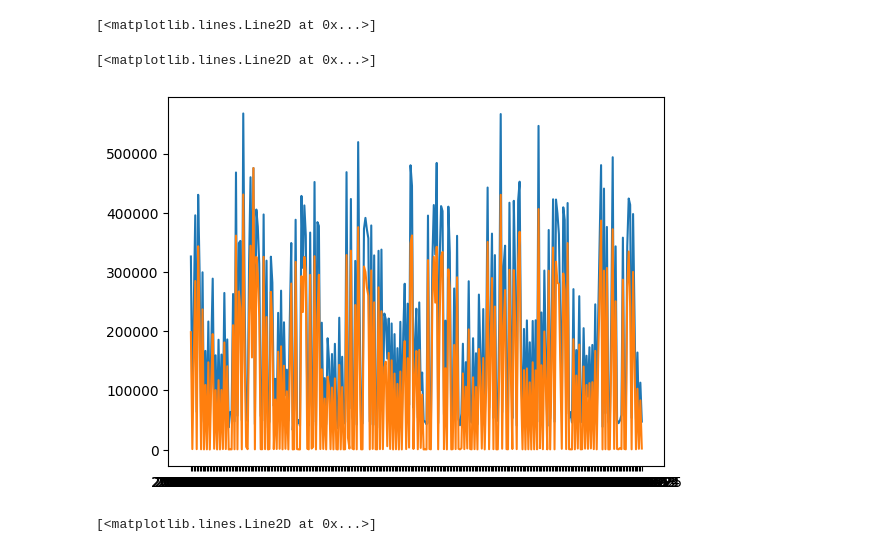
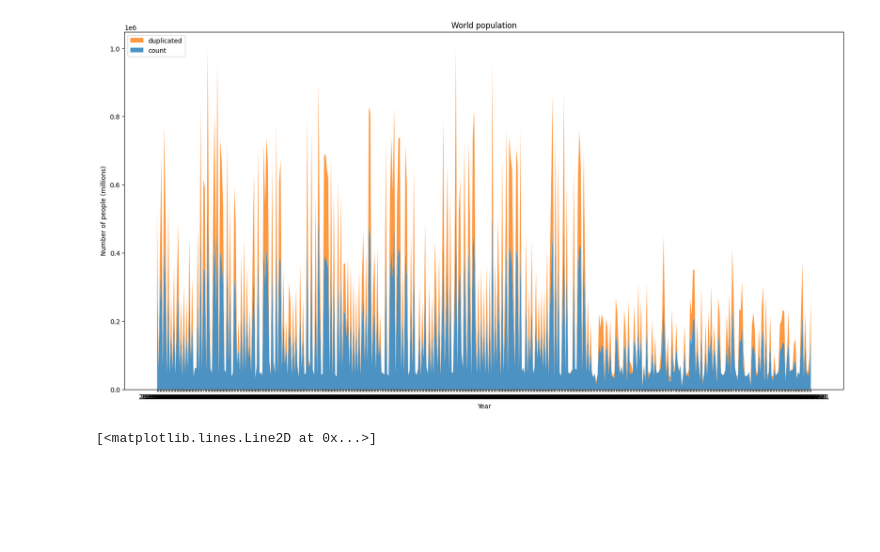
Before and after one commit to Freshpinguin/TopicAnalysisRUWTweets, a Jupyter notebook: Notebooks/FirstOpen.ipynb, the cells around one changed output. Cells and saved outputs as stored; diff of their text form; code cells hidden in the pictures; blank space fills up the shorter version.

```diff
--- a/Notebooks/FirstOpen.ipynb
+++ b/Notebooks/FirstOpen.ipynb
@@ -4,13 +6,14 @@ import numpy as np
 import warnings
 from typing import Dict, Iterator, Any
 import matplotlib.pyplot as plt
+plt.rcParams['figure.figsize'] = [20, 10]
 import os
 from tqdm.auto import tqdm
 # register `pandas.progress_apply` and `pandas.Series.map_apply` with `tqdm`
 tqdm.pandas()
 
-from IPython.core.interactiveshell import InteractiveShell
-InteractiveShell.ast_node_interactivity = "all"
+#from IPython.core.interactiveshell import InteractiveShell
+#InteractiveShell.ast_node_interactivity = "all"
 # %%
 def iterate_dataframes(path: str) -> Iterator[pd.DataFrame]:
     """
@@ -72,3 +68,7 @@ array(['a'], dtype='<U2')
+# %%
+df_agg_2022 = pd.read_csv("/Users/robinfeldmann/TopicAnalysisRUWTweets/Data/2022_agg.csv")
+df_agg_2023 = pd.read_csv("/Users/robinfeldmann/TopicAnalysisRUWTweets/Data/2023_agg.csv")
+df_agg = pd.concat([df_agg_2022,df_agg_2023]).fillna(0)
 # %%
 languages = np.array(['am', 'ar', 'bg', 'bn', 'ca', 'ckb', 'cs', 'cy', 'da', 'de', 'dv', 'el',
        'en', 'es', 'et', 'eu', 'fa', 'fi', 'fr', 'gu', 'hi', 'ht', 'hu', 'hy',
@@ -116,13 +90,15 @@ array(['de', 'en', 'es', 'fr', 'it', 'ru', 'tr', 'uk', 'und', 'others'],
 # %%
+fig, ax = plt.subplots()
+ax.stackplot(df_agg['date'], [df_agg['row_count'],df_agg['text_duplicated_count']],
+             labels=['count','duplicated'], alpha=0.8)
+ax.legend(loc='upper left', reverse=True)
+ax.set_title('World population')
+ax.set_xlabel('Year')
+ax.set_ylabel('Number of people (millions)')
 
-fig, ax = plt.subplots()
-ax.plot(df_agg_2022['date'], df_agg_2022['row_count'])
-ax.plot(df_agg_2022['date'], df_agg_2022['text_duplicated_count'])
 plt.show()
 # %% [output]
-[<matplotlib.lines.Line2D at 0x...>]
-[<matplotlib.lines.Line2D at 0x...>]
-[figure, old version]
+[figure, new version]
 # %%
 fig, ax = plt.subplots()
 ax.plot(df_agg_2023['date'], df_agg_2023['row_count'])
```
Also changed, not shown: parts of 8 cells of this notebook, 3 other files.
